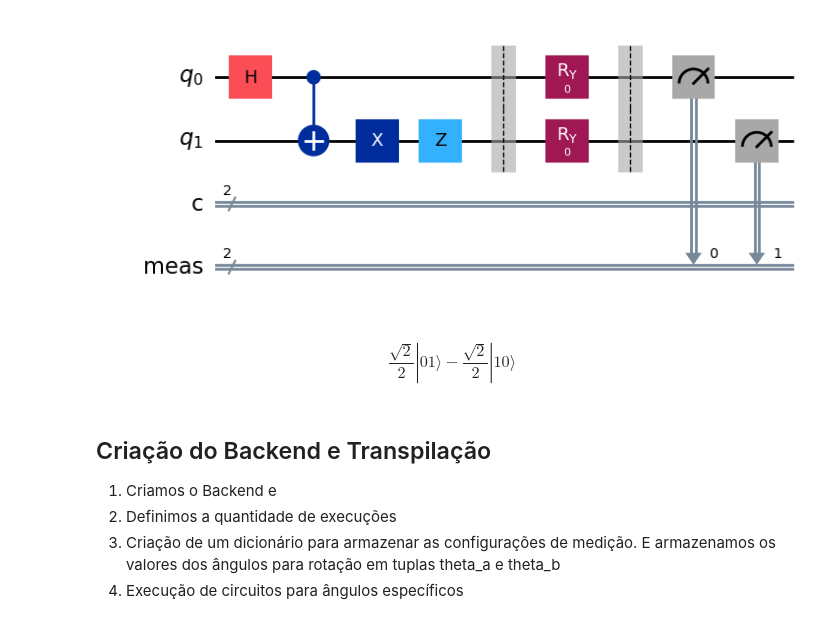
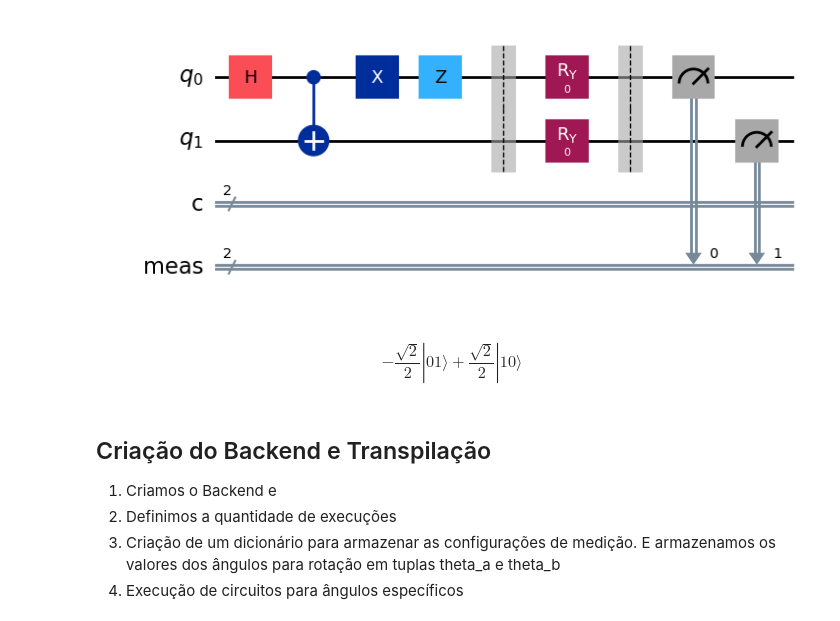
Before and after one commit to theianreis/Computa-o_qu-ntica, a Jupyter notebook: main/code/Algoritmos/Desigualdade_de_bell.ipynb/Primeiro_EME/Primeiro_EME-Desigualdade_de_Bell_(Sem Ruído).ipynb, the cells around one changed output. Cells and saved outputs as stored; diff of their text form; code cells hidden in the pictures.

```diff
--- a/main/code/Algoritmos/Desigualdade_de_bell.ipynb/Primeiro_EME/Primeiro_EME-Desigualdade_de_Bell_(Sem Ruído).ipynb
+++ b/main/code/Algoritmos/Desigualdade_de_bell.ipynb/Primeiro_EME/Primeiro_EME-Desigualdade_de_Bell_(Sem Ruído).ipynb
@@ -47,29 +67,29 @@ from qiskit.visualization import plot_histogram
 # %%
 #Função do estado de bell com parametros theta_a e theta_b
 def bell_circuit(theta_a, theta_b):
     qc = QuantumCircuit(2, 2)
     qc.h(0)
     qc.cx(0, 1)
-    qc.x(1)
-    qc.z(1)
+    qc.x(0)
+    qc.z(0)
 
     qc.barrier()
 
     #Rotação de um qubit em torno do eixo Y.
     qc.ry(-theta_a, 0) #Rotação de Alice
     qc.ry(-theta_b, 1) #Rotação de Bob
 
     qc.measure_all()
     return qc
 
 # Circuito sem rotação
 theta_a = 0
 theta_b = 0
 
 circuito = bell_circuit(theta_a, theta_b)
 circuito.draw("mpl")
 # %% [output]
-[figure, old version]
+[figure, new version]
 # %%
 # --- make a copy without the measurements -------------------------
 latex = circuito.remove_final_measurements(inplace=False)
@@ -80,7 +100,7 @@ psi = Statevector.from_instruction(latex)
 
 psi.draw(output='latex')          # pretty bra-ket form
 # %% [output]
-$$\frac{\sqrt{2}}{2} |01\rangle- \frac{\sqrt{2}}{2} |10\rangle$$
+$$- \frac{\sqrt{2}}{2} |01\rangle+\frac{\sqrt{2}}{2} |10\rangle$$
 # %% [markdown]
 ## Criação do Backend e Transpilação
 1. Criamos o Backend e
```
Also changed, not shown: parts of 10 cells of this notebook, 1 other file.
